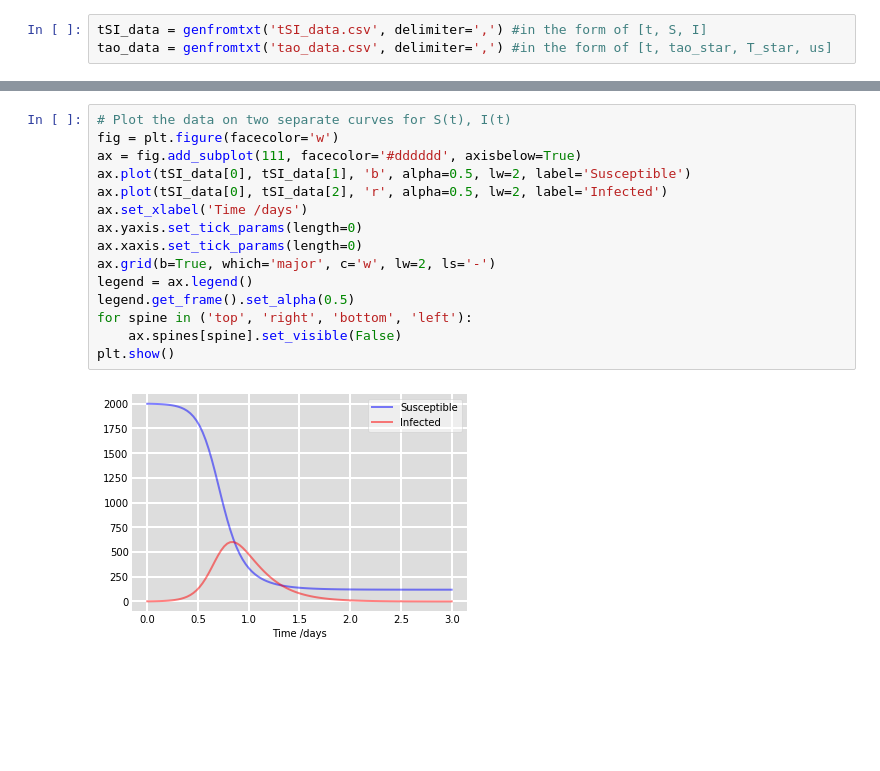
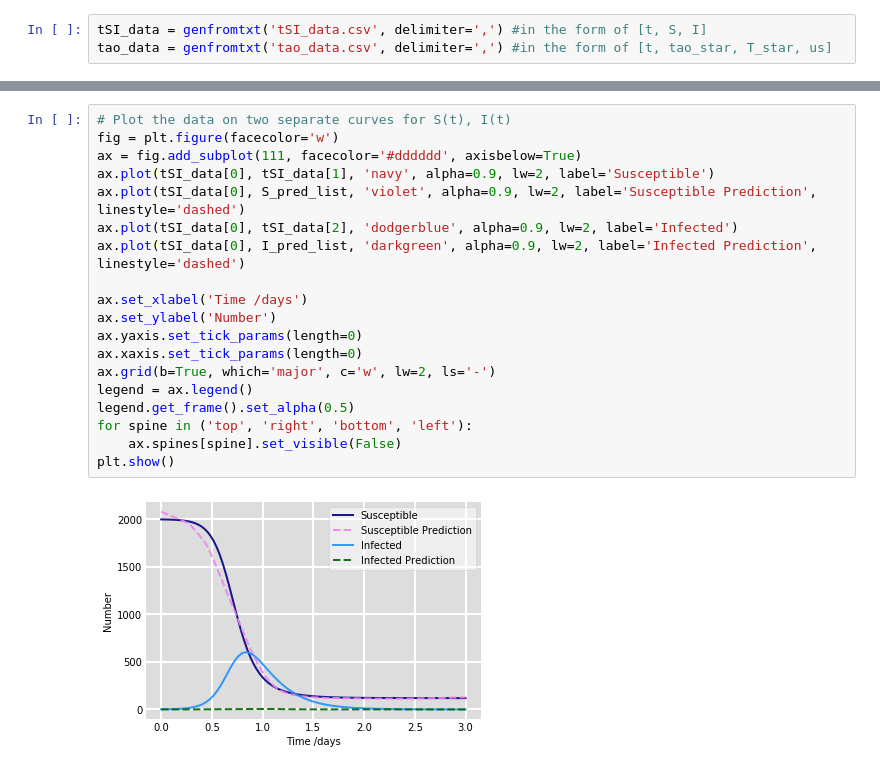
Before and after one commit to Shaier/DINN, a Jupyter notebook: test.ipynb, the cells around one changed output, grey strips where cells are left out. Saved outputs shown, nothing was run; the diff lists cells and outputs as text; blank space fills up the shorter version.

```diff
--- a/test.ipynb
+++ b/test.ipynb
@@ -148,18 +162,22 @@ KeyboardInterrupt:
 # %%
 # Plot the data on two separate curves for S(t), I(t)
 fig = plt.figure(facecolor='w')
 ax = fig.add_subplot(111, facecolor='#dddddd', axisbelow=True)
-ax.plot(tSI_data[0], tSI_data[1], 'b', alpha=0.5, lw=2, label='Susceptible')
-ax.plot(tSI_data[0], tSI_data[2], 'r', alpha=0.5, lw=2, label='Infected')
+ax.plot(tSI_data[0], tSI_data[1], 'navy', alpha=0.9, lw=2, label='Susceptible')
+ax.plot(tSI_data[0], S_pred_list, 'violet', alpha=0.9, lw=2, label='Susceptible Prediction', linestyle='dashed')
+ax.plot(tSI_data[0], tSI_data[2], 'dodgerblue', alpha=0.9, lw=2, label='Infected')
+ax.plot(tSI_data[0], I_pred_list, 'darkgreen', alpha=0.9, lw=2, label='Infected Prediction', linestyle='dashed')
+
 ax.set_xlabel('Time /days')
+ax.set_ylabel('Number')
 ax.yaxis.set_tick_params(length=0)
 ax.xaxis.set_tick_params(length=0)
 ax.grid(b=True, which='major', c='w', lw=2, ls='-')
 legend = ax.legend()
 legend.get_frame().set_alpha(0.5)
 for spine in ('top', 'right', 'bottom', 'left'):
     ax.spines[spine].set_visible(False)
 plt.show()
 # %% [output]
-[figure, old version]
+[figure, new version]
 # %%
```
Also changed, not shown: parts of 5 cells of this notebook.
